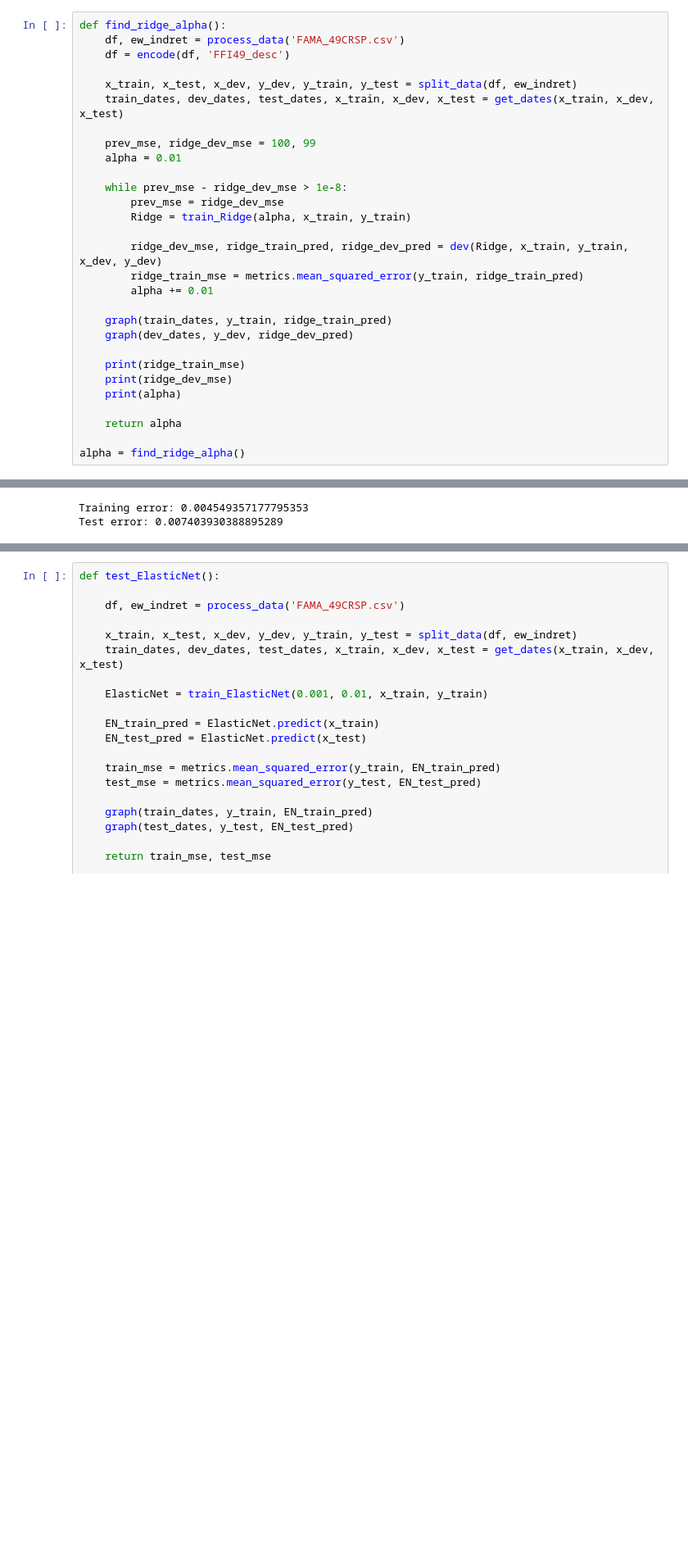
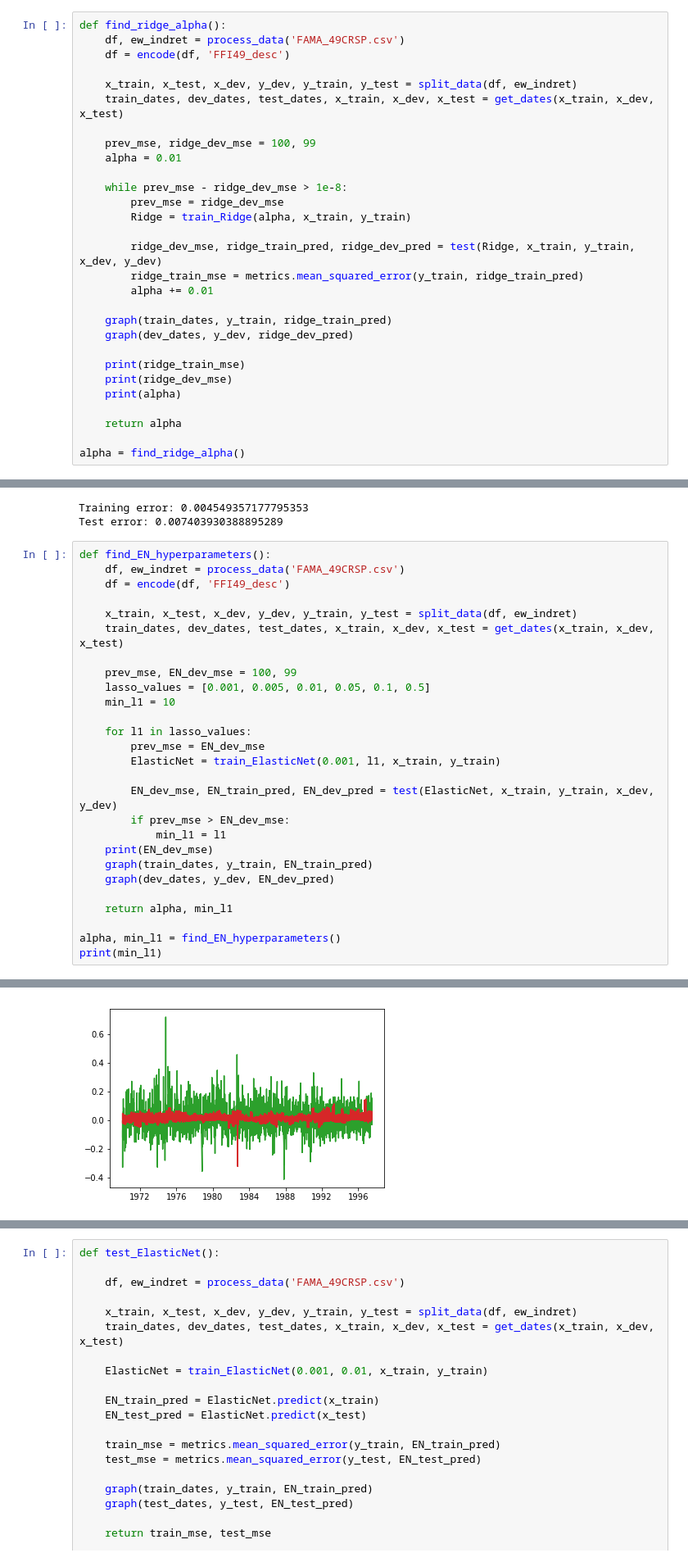
Before and after one commit to kl-chou/CS-229-Project, a Jupyter notebook: Regression.ipynb, the cells around one changed output, grey strips where cells are left out. Shown at 82% size. Cells and saved outputs as stored; diff of their text form; blank space fills up the shorter version.

Commit message:
graphs

```diff
--- a/Regression.ipynb
+++ b/Regression.ipynb
@@ -168,7 +168,7 @@ def find_ridge_alpha():
         prev_mse = ridge_dev_mse
         Ridge = train_Ridge(alpha, x_train, y_train)
 
-        ridge_dev_mse, ridge_train_pred, ridge_dev_pred = dev(Ridge, x_train, y_train, x_dev, y_dev)
+        ridge_dev_mse, ridge_train_pred, ridge_dev_pred = test(Ridge, x_train, y_train, x_dev, y_dev)
         ridge_train_mse = metrics.mean_squared_error(y_train, ridge_train_pred)
         alpha += 0.01
 
@@ -217,3 +217,31 @@ print('Test error: {}'.format(Ridge_test_mse))
 [figure]
 Training error: 0.004549357177795353
 Test error: 0.007403930388895289
+# %%
+def find_EN_hyperparameters():
+    df, ew_indret = process_data('FAMA_49CRSP.csv')
+    df = encode(df, 'FFI49_desc')
+
+    x_train, x_test, x_dev, y_dev, y_train, y_test = split_data(df, ew_indret)
+    train_dates, dev_dates, test_dates, x_train, x_dev, x_test = get_dates(x_train, x_dev, x_test)
+
+    prev_mse, EN_dev_mse = 100, 99
+    lasso_values = [0.001, 0.005, 0.01, 0.05, 0.1, 0.5]
+    min_l1 = 10
+
+    for l1 in lasso_values:
+        prev_mse = EN_dev_mse
+        ElasticNet = train_ElasticNet(0.001, l1, x_train, y_train)
+
+        EN_dev_mse, EN_train_pred, EN_dev_pred = test(ElasticNet, x_train, y_train, x_dev, y_dev)
+        if prev_mse > EN_dev_mse:
+            min_l1 = l1
+    print(EN_dev_mse)
+    graph(train_dates, y_train, EN_train_pred)
+    graph(dev_dates, y_dev, EN_dev_pred)
+
+    return alpha, min_l1
+
+alpha, min_l1 = find_EN_hyperparameters()
+print(min_l1)
+# %% [output]
@@ -219,0 +249 @@ Test error: 0.007403930388895289
+[figure, added]
```
Also changed, not shown: parts of 3 cells of this notebook.
